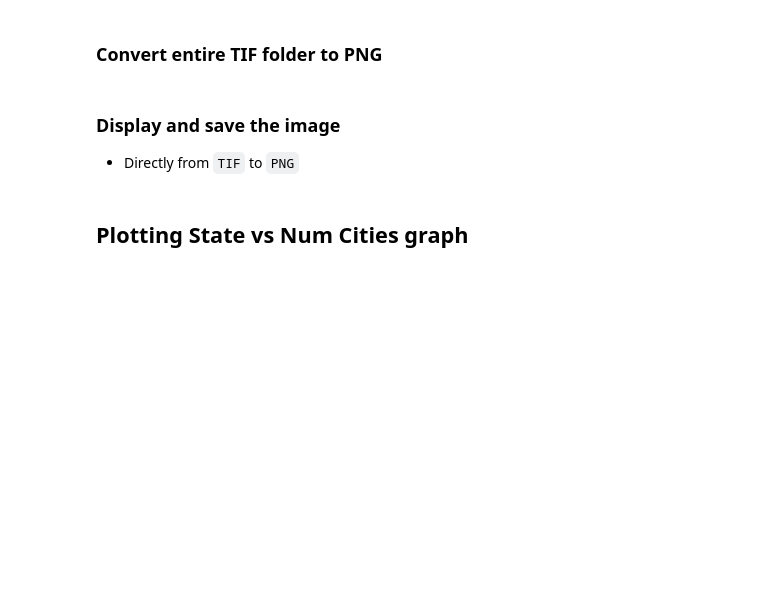
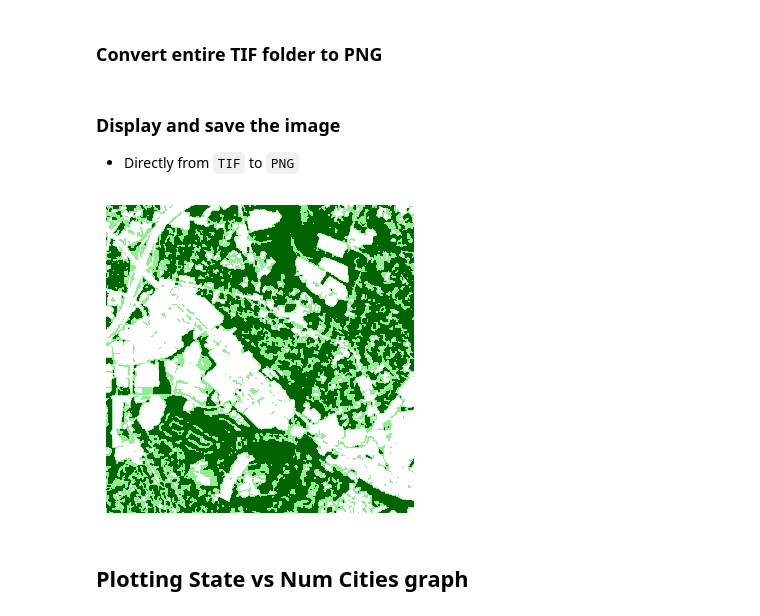
Before and after one commit to omkarsoak/UrbanTreeChangeDetection, a Jupyter notebook: ModelPredictions_and_Images.ipynb, the cells around one changed output. Cells and saved outputs as stored; diff of their text form; code cells hidden in the pictures; blank space fills up the shorter version.

```diff
--- a/ModelPredictions_and_Images.ipynb
+++ b/ModelPredictions_and_Images.ipynb
@@ -1886,45 +1920,47 @@ import matplotlib.pyplot as plt
 import rasterio
 
 # Load the .tif image
-tif_path = "Organized\SouthDakota_SiouxFalls_E\cd2_m_SouthDakota_SiouxFalls_E.tif"
+tif_path = "./image_saver/test/m_NorthCarolina_Charlotte_W_2024_2.tif"
 
 with rasterio.open(tif_path) as src:
     image = src.read(1)  # Read the first band (for grayscale images)
 
 #colors = ['lightblue', 'white', 'lightgreen','darkgreen']  # Seg mask (all 4 classes present)
-#colors = ['white', 'lightgreen','darkgreen']  # Seg mask (3 classes)
+colors = ['white', 'lightgreen','darkgreen']  # Seg mask (3 classes)
 #colors = ['black', 'green','red']  # cd1 - MCD mask (3 classes)
-colors = ['black','lightgray', 'gray', 'darkgray',   # cd2 - SCD mask (13 classes)
-              'darkblue', 'green', 'darkgreen',
-              'lightblue', 'orange', 'lightgreen',
-              'blue', 'orangered', 'peachpuff']
+# colors = ['black','lightgray', 'gray', 'darkgray',   # cd2 - SCD mask (13 classes)
+#               'darkblue', 'green', 'darkgreen',
+#               'lightblue', 'orange', 'lightgreen',
+#               'blue', 'orangered', 'peachpuff']
 cmap = plt.matplotlib.colors.ListedColormap(colors)
 
 # Plot the image with a user-defined colormap
 plt.figure(figsize=(4, 4))
 plt.imshow(image, cmap=cmap)
 
 ######## Adding a legend ########
 #import matplotlib.patches as mpatches
 # Define the class labels
 # class_labels = ['0: no change', '1: water to building', '2: water to sparse', '3: water to dense',
 #                 '4: building to water', '5: building to sparse', '6: building to dense',
 #                 '7: sparse to water', '8: sparse to building', '9: sparse to dense',
 #                 '10: dense to water', '11: dense to building', '12: dense to sparse']
 
 # Create a list of patches to be shown in the legend
 #patches = [mpatches.Patch(color=colors[i], label=class_labels[i]) for i in range(len(class_labels))]
 
 # Add the legend to the plot
 #plt.legend(handles=patches, bbox_to_anchor=(1.05, 1), ncol=4,loc='upper left', borderaxespad=0., prop={'family': 'Times New Roman'})
 #fig = plt.gcf()
 #fig.subplots_adjust(right=0.8)
 #fig.set_size_inches(1, 10)
 
 plt.axis("off")
 plt.imsave(tif_path.replace('.tif', '_colormap.png'), image, cmap=cmap)
 
 plt.show()
+# %% [output]
+[figure, added]
 # %% [markdown]
 ## Plotting State vs Num Cities graph
 # %% [markdown]
```
Also changed, not shown: parts of 7 cells of this notebook.
